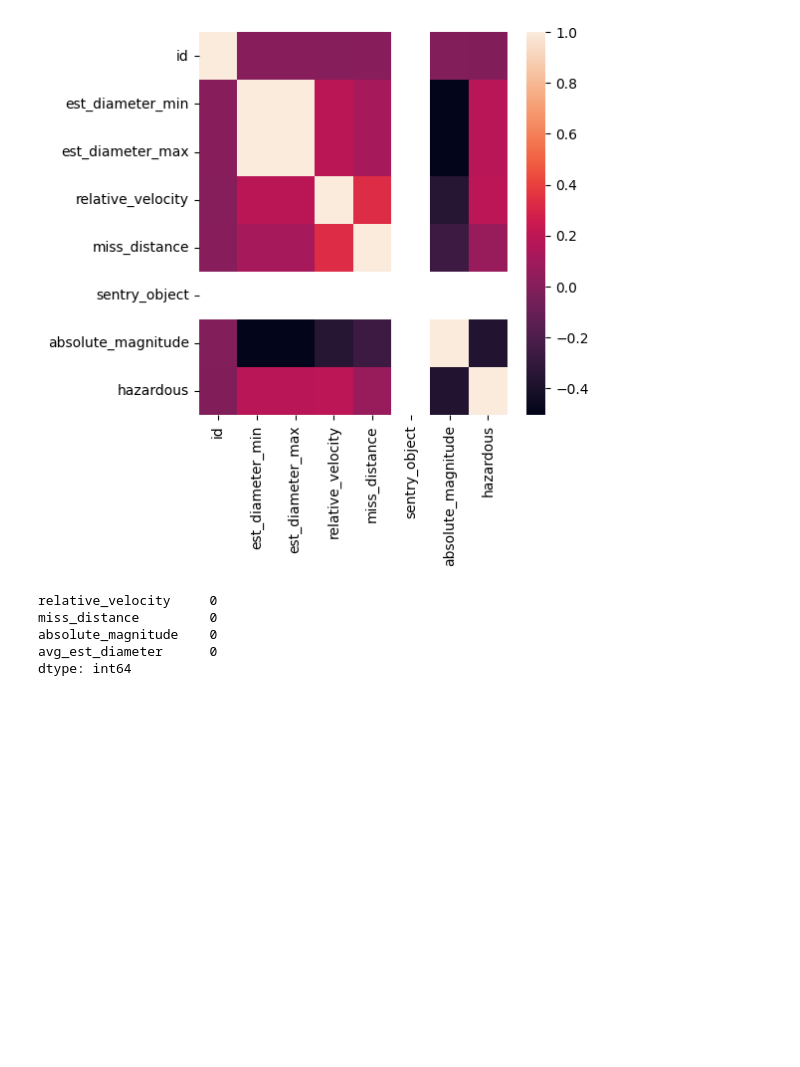
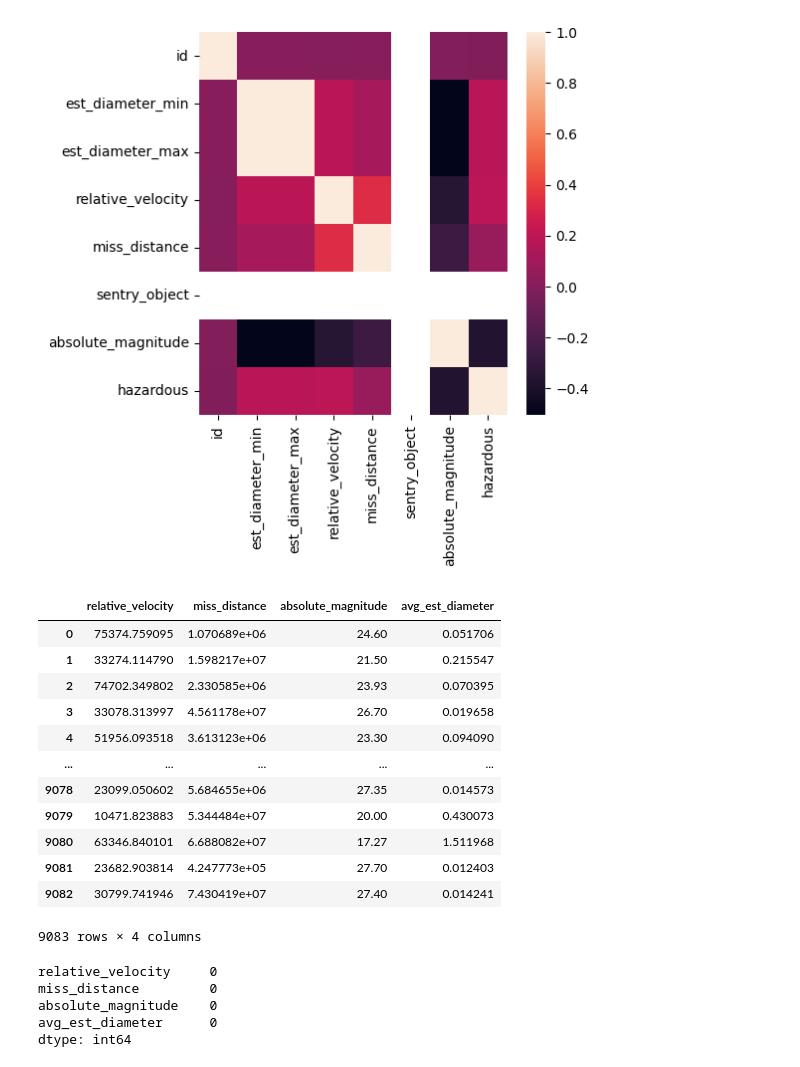
Before and after one commit to acse-ra922/evaluation-of-ensemble-methods-for-binary-classification, a Jupyter notebook: data_processing_pipeline/Untitled.ipynb, the cells around one changed output. Drawn from its saved outputs; the diff is of its cells as text; code cells hidden in the pictures; blank space fills up the shorter version.

```diff
--- a/data_processing_pipeline/Untitled.ipynb
+++ b/data_processing_pipeline/Untitled.ipynb
@@ -132,6 +133,21 @@ data = data.drop(columns=['est_diameter_min', 'est_diameter_max'])
 # %%
 y = data['hazardous']
 X = data.drop(columns = ['hazardous','name', 'id','orbiting_body', 'sentry_object',])
+X
+# %% [output]
+|  | relative_velocity | miss_distance | absolute_magnitude | avg_est_diameter |
+| 0 | 75374.759095 | 1.070689e+06 | 24.60 | 0.051706 |
+| 1 | 33274.114790 | 1.598217e+07 | 21.50 | 0.215547 |
+| 2 | 74702.349802 | 2.330585e+06 | 23.93 | 0.070395 |
+| 3 | 33078.313997 | 4.561178e+07 | 26.70 | 0.019658 |
+| 4 | 51956.093518 | 3.613123e+06 | 23.30 | 0.094090 |
+| ... | ... | ... | ... | ... |
+| 9078 | 23099.050602 | 5.684655e+06 | 27.35 | 0.014573 |
+| 9079 | 10471.823883 | 5.344484e+07 | 20.00 | 0.430073 |
+| 9080 | 63346.840101 | 6.688082e+07 | 17.27 | 1.511968 |
+| 9081 | 23682.903814 | 4.247773e+05 | 27.70 | 0.012403 |
+| 9082 | 30799.741946 | 7.430419e+07 | 27.40 | 0.014241 |
+9083 rows × 4 columns
 # %%
 unknown_obj_data=unknown_objects
 unknown_obj_data['avg_est_diameter'] = (unknown_obj_data['est_diameter_min'] + unknown_obj_data['est_diameter_max']) / 2
```
Also changed, not shown: parts of 5 cells of this notebook, 2 other files.
